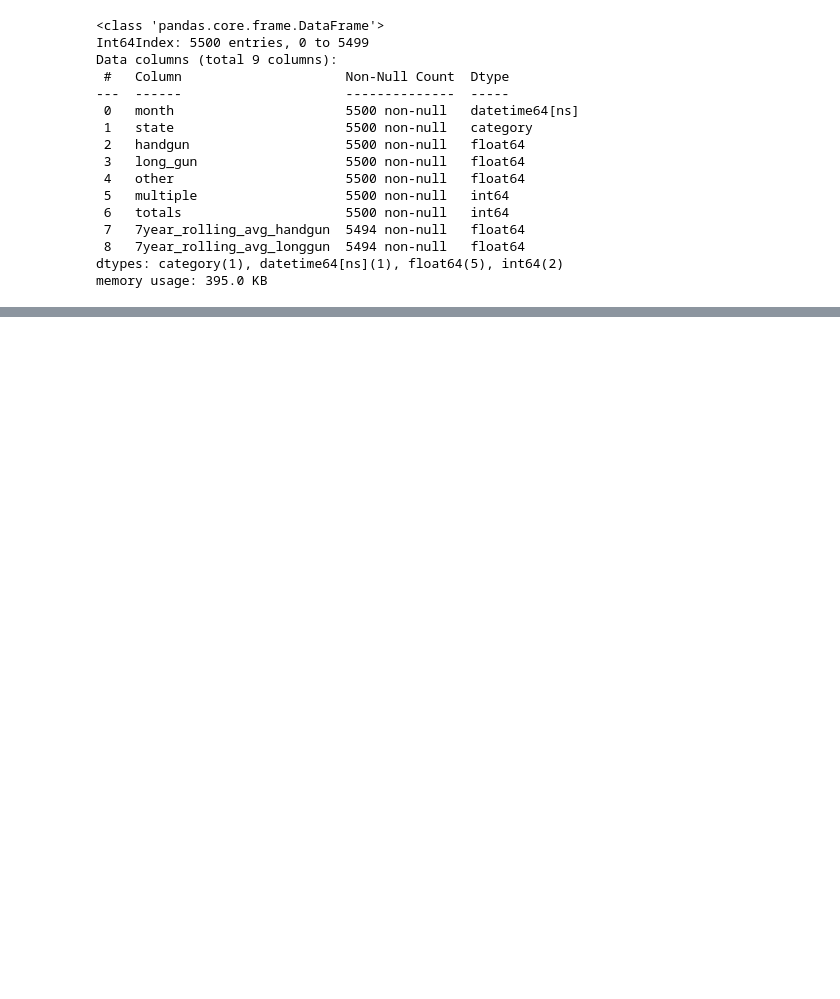
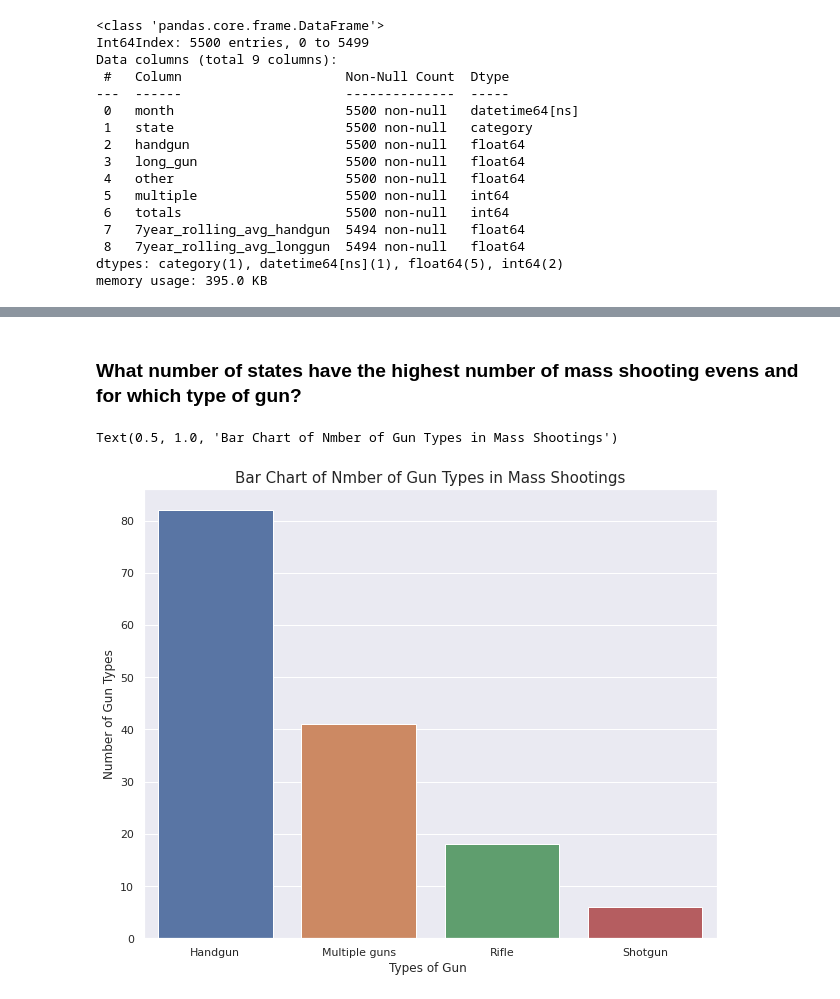
Before and after one commit to freedom-780/FBI-Firearm-Background-Check, a Jupyter notebook: Firearm_Background_Check.ipynb, the cells around one changed output, grey strips where cells are left out. Drawn from its saved outputs; the diff is of its cells as text; code cells hidden in the pictures; blank space fills up the shorter version.

```diff
--- a/Firearm_Background_Check.ipynb
+++ b/Firearm_Background_Check.ipynb
@@ -626,0 +493,12 @@ sns.heatmap(mass_shootings.groupby(['Type of Gun - General','Possible Motive - G
+# %% [markdown]
+### What number of states have the highest number of mass shooting evens and for which type of gun?
+# %%
+# Plot the type of gun
+sns.set(rc={'figure.figsize':(10.27,8.27)})
+sns.barplot(x=mass_shootings['Type of Gun - General'].value_counts().index, y=mass_shootings['Type of Gun - General'].value_counts())
+plt.xlabel("Types of Gun ", size=12)
+plt.ylabel("Number of Gun Types", size=12)
+plt.title("Bar Chart of Nmber of Gun Types in Mass Shootings", size=15)
+# %% [output]
+Text(0.5, 1.0, 'Bar Chart of Nmber of Gun Types in Mass Shootings')
+[figure, added]
```
Also changed, not shown: parts of 52 cells of this notebook.
